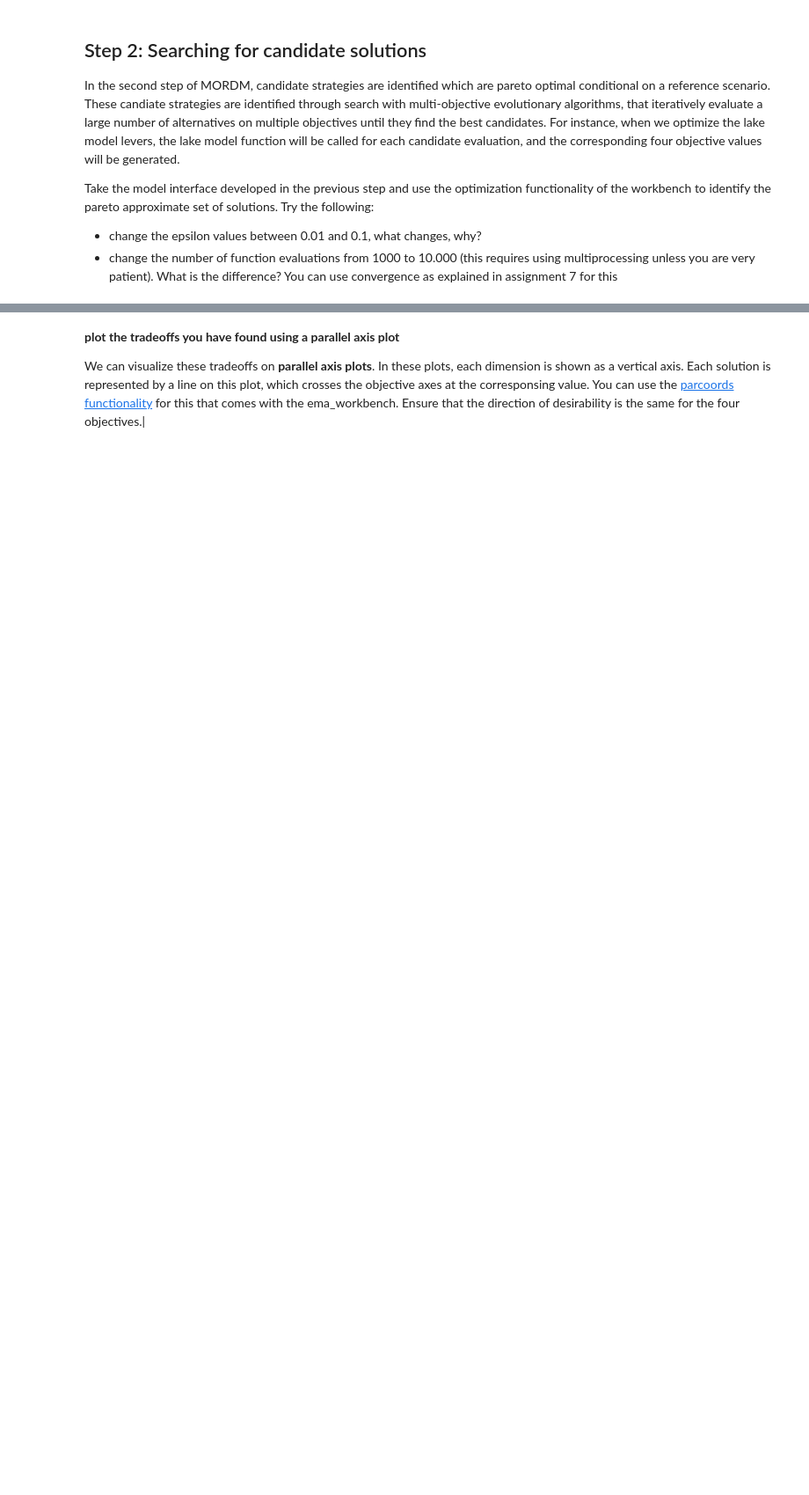
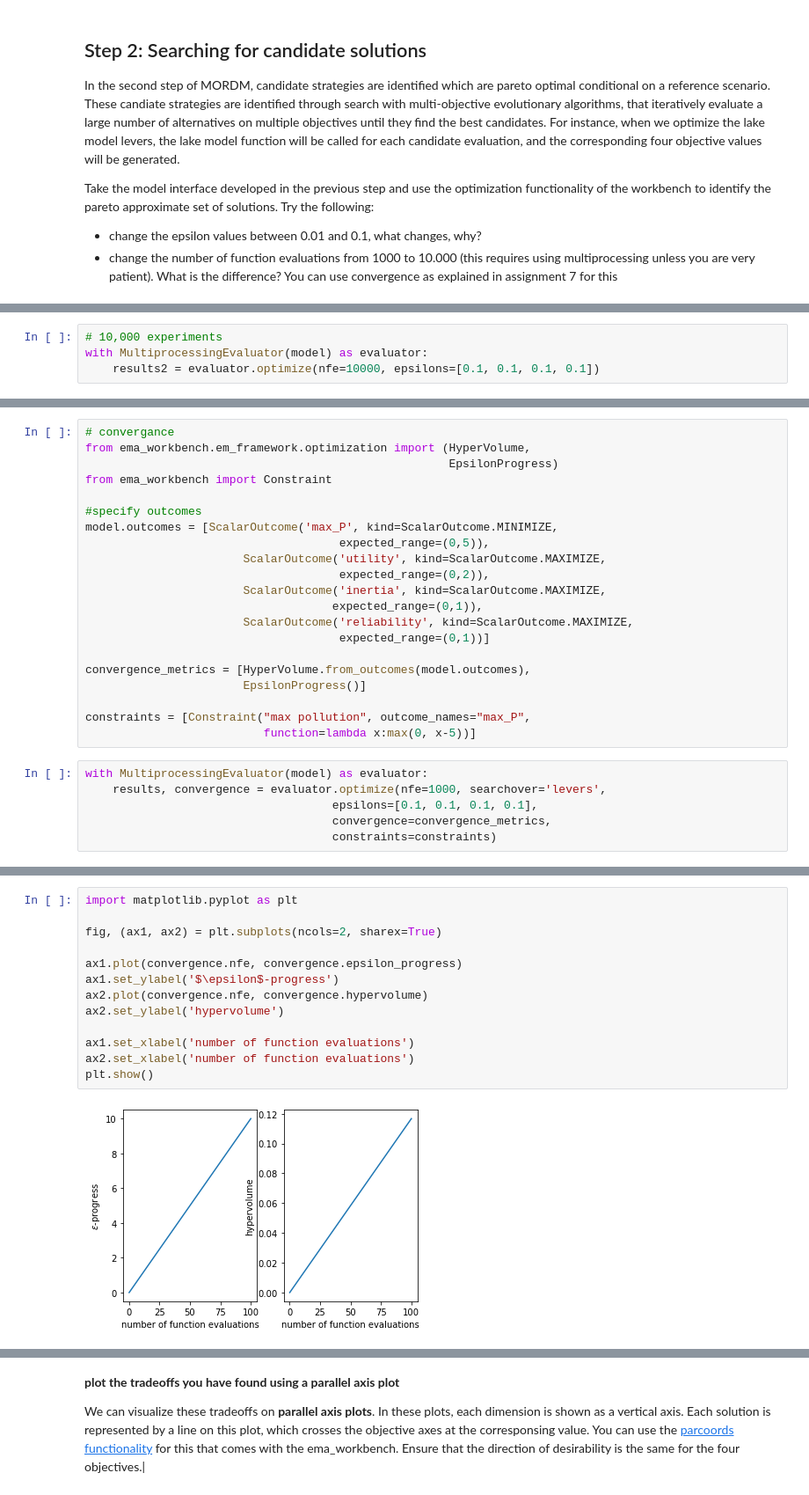
Before and after one commit to pattanyj/EPA1361_assignments, a Jupyter notebook: Week 5-6 - robustness and direct search/assignment 8 - MORDM.ipynb, the cells around one changed output, grey strips where cells are left out. Shown at 88% size. Saved outputs shown, nothing was run; the diff lists cells and outputs as text; blank space fills up the shorter version.

```diff
--- a/Week 5-6 - robustness and direct search/assignment 8 - MORDM.ipynb
+++ b/Week 5-6 - robustness and direct search/assignment 8 - MORDM.ipynb
@@ -143,0 +152,4 @@ plt.show()
+# %%
+# 10,000 experiments
+with MultiprocessingEvaluator(model) as evaluator:
+    results2 = evaluator.optimize(nfe=10000, epsilons=[0.1, 0.1, 0.1, 0.1])
@@ -143,0 +174,27 @@ plt.show()
+# %%
+# convergance
+from ema_workbench.em_framework.optimization import (HyperVolume,
+                                                     EpsilonProgress)
+from ema_workbench import Constraint
+
+#specify outcomes
+model.outcomes = [ScalarOutcome('max_P', kind=ScalarOutcome.MINIMIZE,
+                                     expected_range=(0,5)),
+                       ScalarOutcome('utility', kind=ScalarOutcome.MAXIMIZE,
+                                     expected_range=(0,2)),
+                       ScalarOutcome('inertia', kind=ScalarOutcome.MAXIMIZE,
+                                    expected_range=(0,1)),
+                       ScalarOutcome('reliability', kind=ScalarOutcome.MAXIMIZE,
+                                     expected_range=(0,1))]
+
+convergence_metrics = [HyperVolume.from_outcomes(model.outcomes),
+                       EpsilonProgress()]
+
+constraints = [Constraint("max pollution", outcome_names="max_P",
+                          function=lambda x:max(0, x-5))]
+# %%
+with MultiprocessingEvaluator(model) as evaluator:
+    results, convergence = evaluator.optimize(nfe=1000, searchover='levers',
+                                    epsilons=[0.1, 0.1, 0.1, 0.1],
+                                    convergence=convergence_metrics,
+                                    constraints=constraints)
@@ -143,0 +208,15 @@ plt.show()
+# %%
+import matplotlib.pyplot as plt
+
+fig, (ax1, ax2) = plt.subplots(ncols=2, sharex=True)
+
+ax1.plot(convergence.nfe, convergence.epsilon_progress)
+ax1.set_ylabel('$\epsilon$-progress')
+ax2.plot(convergence.nfe, convergence.hypervolume)
+ax2.set_ylabel('hypervolume')
+
+ax1.set_xlabel('number of function evaluations')
+ax2.set_xlabel('number of function evaluations')
+plt.show()
+# %% [output]
+[figure, added]
```
Also changed, not shown: parts of 13 cells of this notebook.
